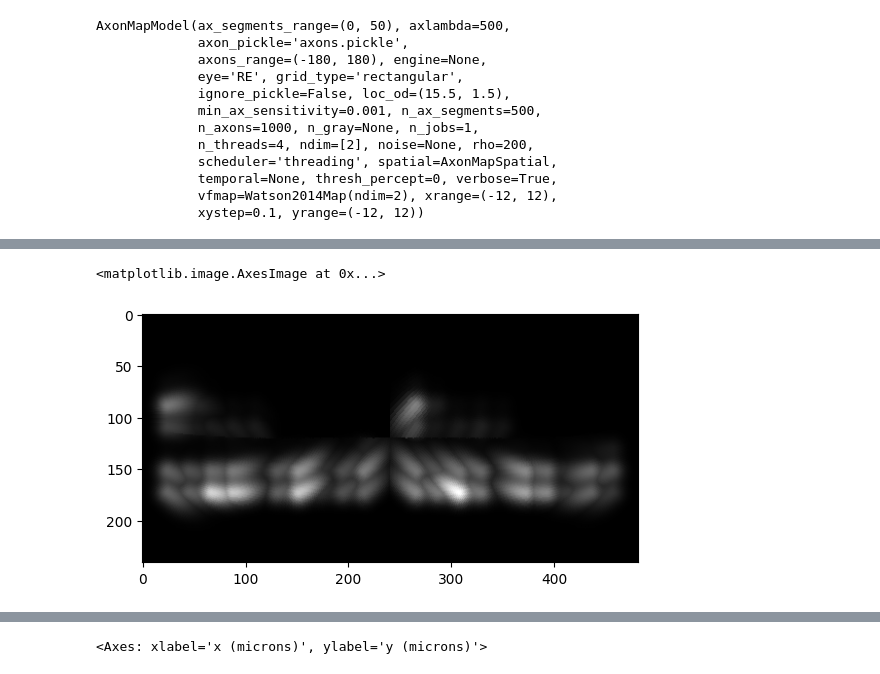
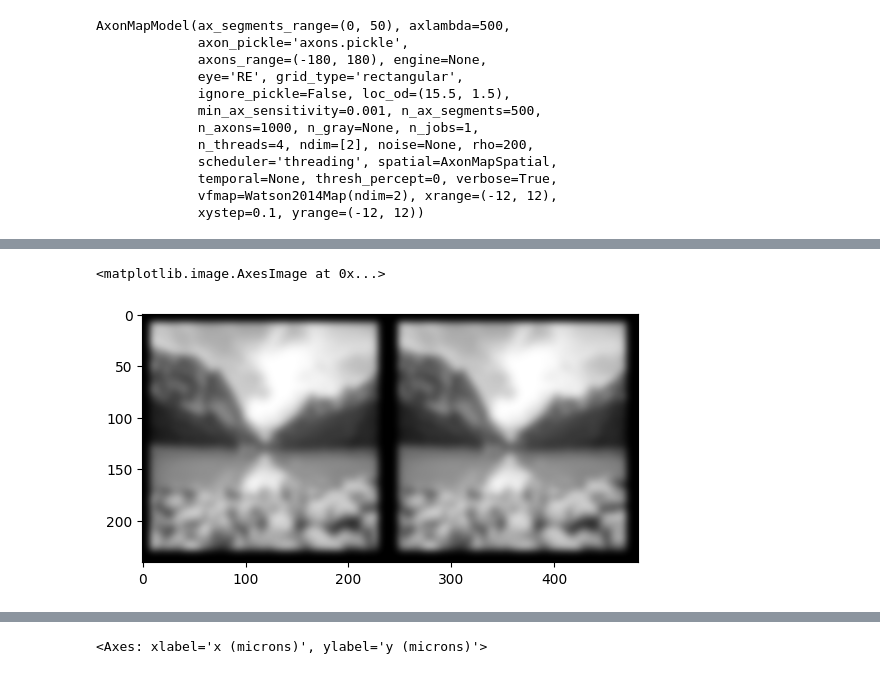
Before and after one commit to csirlin/StereoSight, a Jupyter notebook: depth.ipynb, the cells around one changed output, grey strips where cells are left out. Cells and saved outputs as stored; diff of their text form; code cells hidden in the pictures.

Commit message:
testing way more model and prosthetic combinations

```diff
--- a/depth.ipynb
+++ b/depth.ipynb
@@ -183,9 +89,15 @@ plt.imshow(percept_side_by_side, cmap='gray')
-# %%
-# image stim argus II - I don't think it really works
-keypoints_argus_left = utils.get_percept_data_from_image(kp_left_img, axon_left, argus_left)
-keypoints_argus_right = utils.get_percept_data_from_image(kp_right_img, axon_right, argus_right)
-percept_side_by_side = np.hstack((keypoints_argus_left, keypoints_argus_right))
-plt.imshow(percept_side_by_side, cmap='gray')
-# %% [output]
-<matplotlib.image.AxesImage at 0x...>
-[figure, removed]
+# %%
+def get_side_by_side(left_pros, right_pros, left_img, right_img, left_model, right_model):
+    percept_left = utils.get_percept_data_from_image(left_img, left_model, left_pros)
+    percept_right = utils.get_percept_data_from_image(right_img, right_model, right_pros)
+    return np.hstack((percept_left, percept_right))
+# %%
+# Direct image stimulus, big prosthetic, scoreboard
+# big effect!
+big_prosthetic_left = utils.get_big_prosthesis("LE")
+big_prosthetic_right = utils.get_big_prosthesis("RE")
+plt.imshow(get_side_by_side(big_prosthetic_left, big_prosthetic_right, img, warped_image,
+                            scoreboard, scoreboard), cmap='gray')
+# %% [output]
+<matplotlib.image.AxesImage at 0x...>
+[figure, added]
```
Also changed, not shown: parts of 45 cells of this notebook, 1 other file.
